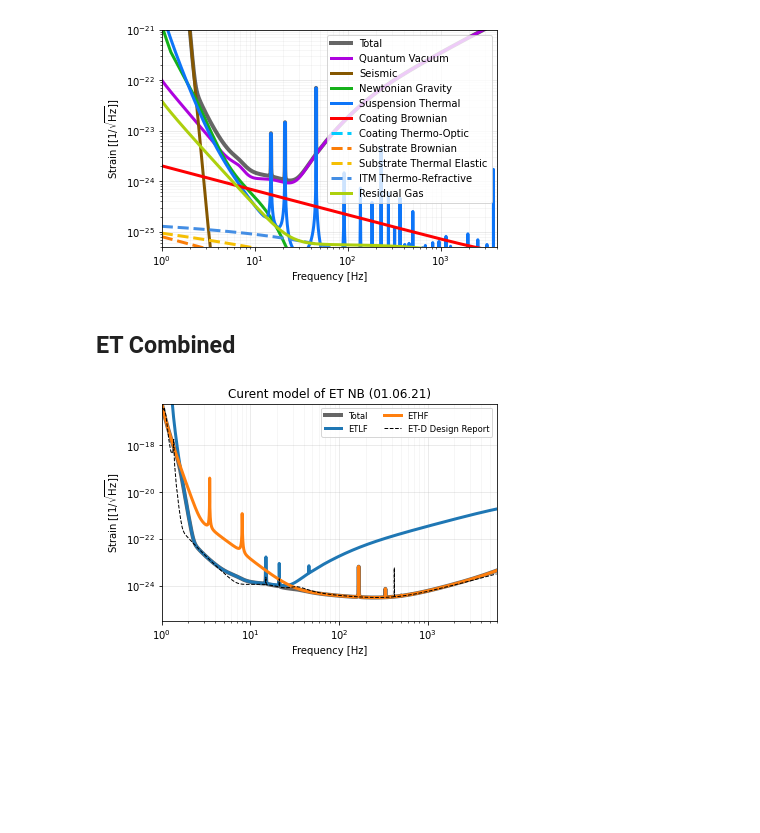
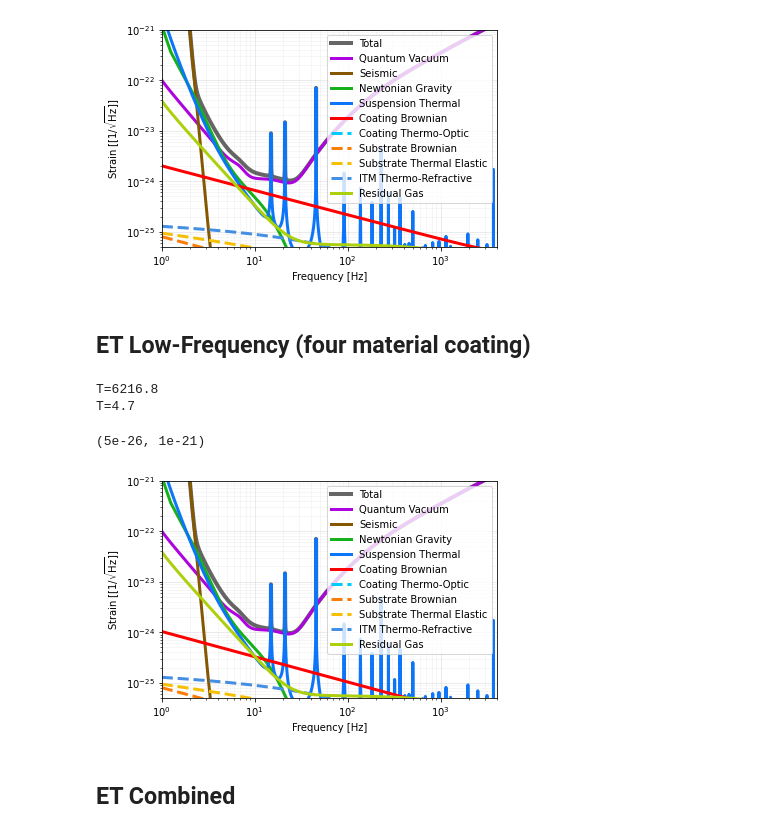
Before and after one commit to janosch314/GWINC_ET, a Jupyter notebook: Run.ipynb, the cells around one changed output. Drawn from its saved outputs; the diff is of its cells as text; code cells hidden in the pictures; blank space fills up the shorter version.

Commit message:
add muliti material coating for LF

```diff
--- a/Run.ipynb
+++ b/Run.ipynb
@@ -35,6 +35,20 @@ plt.ylim([5e-26, 1e-21])
 # %% [output]
 (5e-26, 1e-21)
 [figure]
+# %% [markdown]
+## ET Low-Frequency (four material coating)
+# %%
+budgetLFmmc = gwinc.load_budget('ETLF_mmc')
+tracesLFmmc = budgetLFmmc.run()
+fig = gwinc.plot_budget(tracesLFmmc)
+plt.ylabel('Strain [[$1 / \sqrt{\mathrm{Hz}}$]]')
+plt.legend(loc='upper right')
+plt.ylim([5e-26, 1e-21])
+# %% [output]
+T=6216.8
+T=4.7
+(5e-26, 1e-21)
+[figure, added]
 # %% [markdown]
 ## ET Combined
 # %%
@@ -43,5 +57,3 @@ tracesET = budgetET.run()
 fig = gwinc.plot_budget(tracesET,)
 plt.ylabel('Strain [[$1 / \sqrt{\mathrm{Hz}}$]]')
 plt.title('Curent model of ET NB (01.06.21)');
-# %% [output]
-[figure, removed]
```
Also changed, not shown: parts of 1 cell of this notebook, 4 other files.
